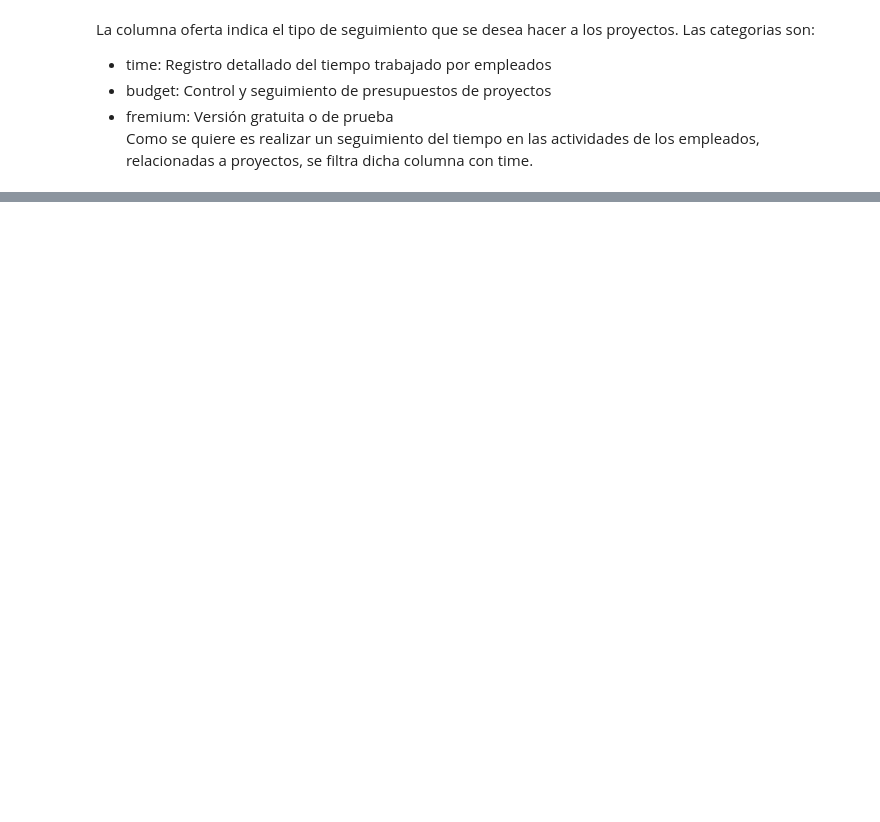
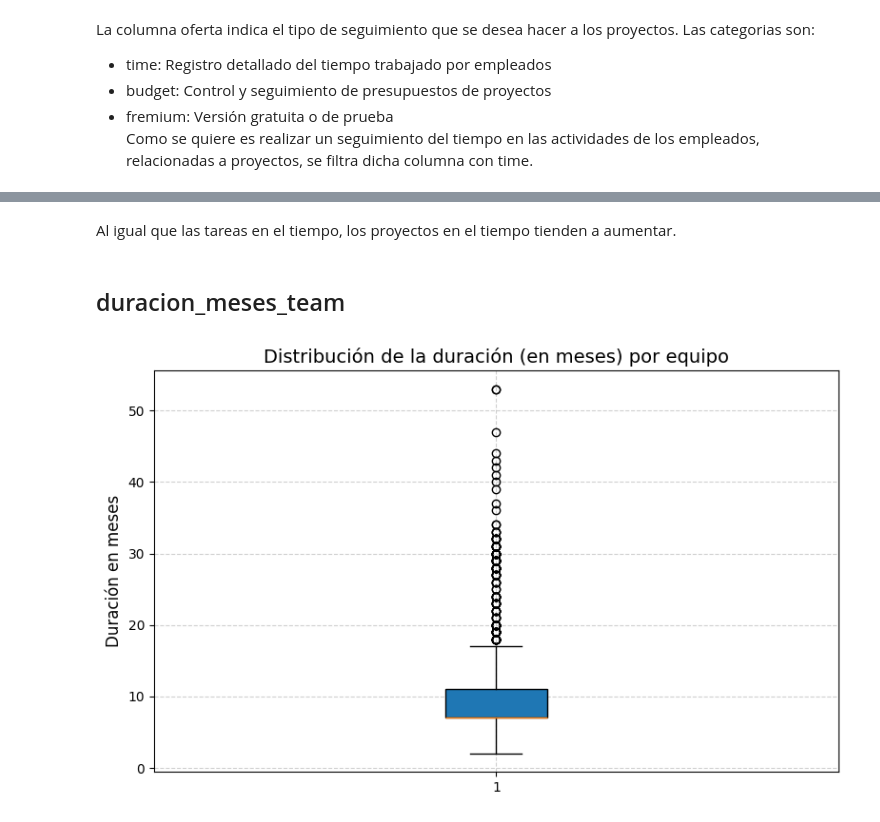
Before and after one commit to leodie1615/Proyecto-final-ciencia-datos, a Jupyter notebook: proyecto_final.ipynb, the cells around one changed output, grey strips where cells are left out. Cells and saved outputs as stored; diff of their text form; code cells hidden in the pictures; blank space fills up the shorter version.

```diff
--- a/proyecto_final.ipynb
+++ b/proyecto_final.ipynb
@@ -232,0 +245,22 @@ maestra_df=maestra_df[maestra_df["oferta"]=="time"]
+# %% [markdown]
+Al igual que las tareas en el tiempo, los proyectos en el tiempo tienden a aumentar.
+# %% [markdown]
+## duracion_meses_team
+# %%
+# Agrupar por team_id y tomar la duración máxima
+max_duracion_por_team = (
+    maestra_df.groupby('team_id')['duracion_meses_team']
+    .max()
+    .reset_index()
+)
+
+plt.figure(figsize=(8, 5))
+plt.boxplot(max_duracion_por_team['duracion_meses_team'].dropna(), vert=True, patch_artist=True)
+
+plt.title('Distribución de la duración (en meses) por equipo', fontsize=14)
+plt.ylabel('Duración en meses', fontsize=12)
+plt.grid(True, linestyle='--', alpha=0.6)
+plt.tight_layout()
+plt.show()
+# %% [output]
+[figure, added]
```
Also changed, not shown: parts of 22 cells of this notebook.
